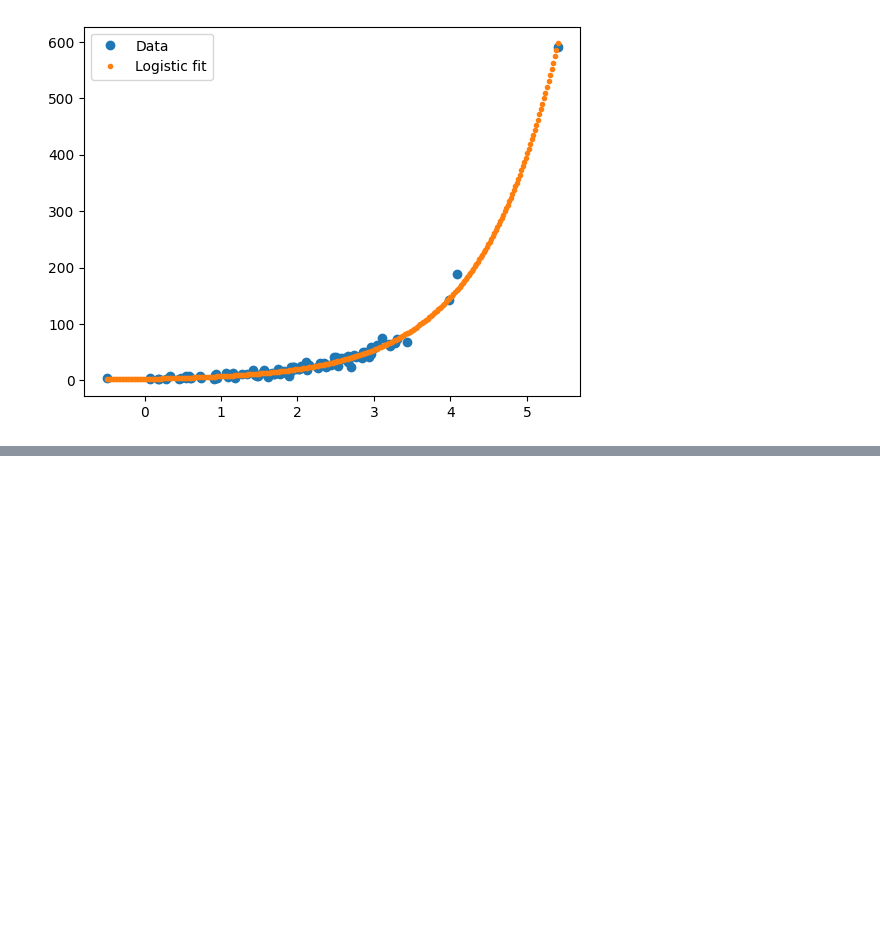
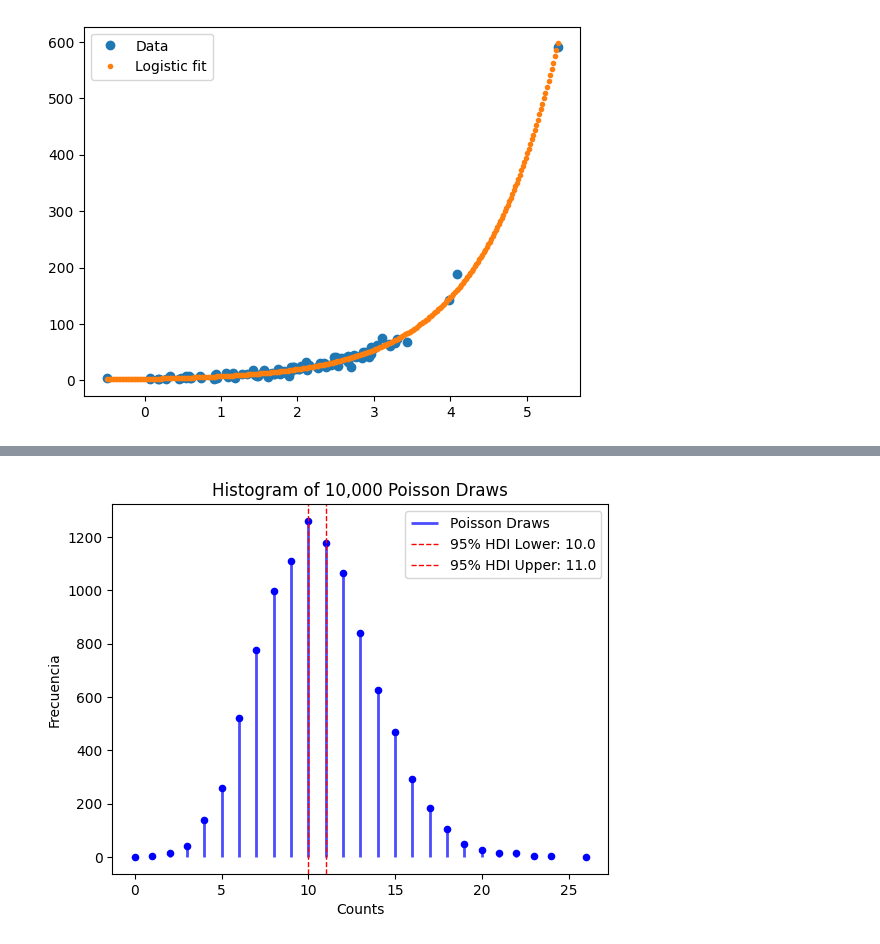
Before and after one commit to LuciaVazquez08/Estadistica-Inferencia, a Jupyter notebook: 2C 2024/GLM/clase 4.ipynb, the cells around one changed output, grey strips where cells are left out. Drawn from its saved outputs; the diff is of its cells as text; code cells hidden in the pictures; blank space fills up the shorter version.

```diff
--- a/2C 2024/GLM/clase 4.ipynb
+++ b/2C 2024/GLM/clase 4.ipynb
@@ -83,0 +107,29 @@ plt.legend()
+# %%
+import numpy as np
+import matplotlib.pyplot as plt
+from scipy.stats import poisson
+
+mu = 10.5
+samples = poisson.rvs(mu, size=10000)
+
+def poisson_hdi(mu, alpha=0.95):
+    lower_bound = poisson.ppf(alpha/2, mu)
+    upper_bound = poisson.ppf(1 - alpha/2, mu)
+    return lower_bound, upper_bound
+
+hdi_lower, hdi_upper = poisson_hdi(mu)
+
+values, counts = np.unique(samples, return_counts=True)
+
+fig, ax = plt.subplots()
+ax.vlines(values, 0, counts, colors="blue", linestyles="-", lw=2, label='Poisson Draws', alpha=0.7)
+ax.scatter(values, counts, color="blue", s=20)  # Emphasize each point
+ax.axvline(hdi_lower, color='red', linestyle="--", linewidth=1, label=f"95% HDI Lower: {hdi_lower}")
+ax.axvline(hdi_upper, color='red', linestyle="--", linewidth=1, label=f"95% HDI Upper: {hdi_upper}")
+ax.set_title("Histogram of 10,000 Poisson Draws")
+ax.set_xlabel("Counts")
+ax.set_ylabel("Frecuencia")
+ax.legend()
+plt.show()
+# %% [output]
+[figure, added]
```
Also changed, not shown: parts of 4 cells of this notebook, 17 other files.
